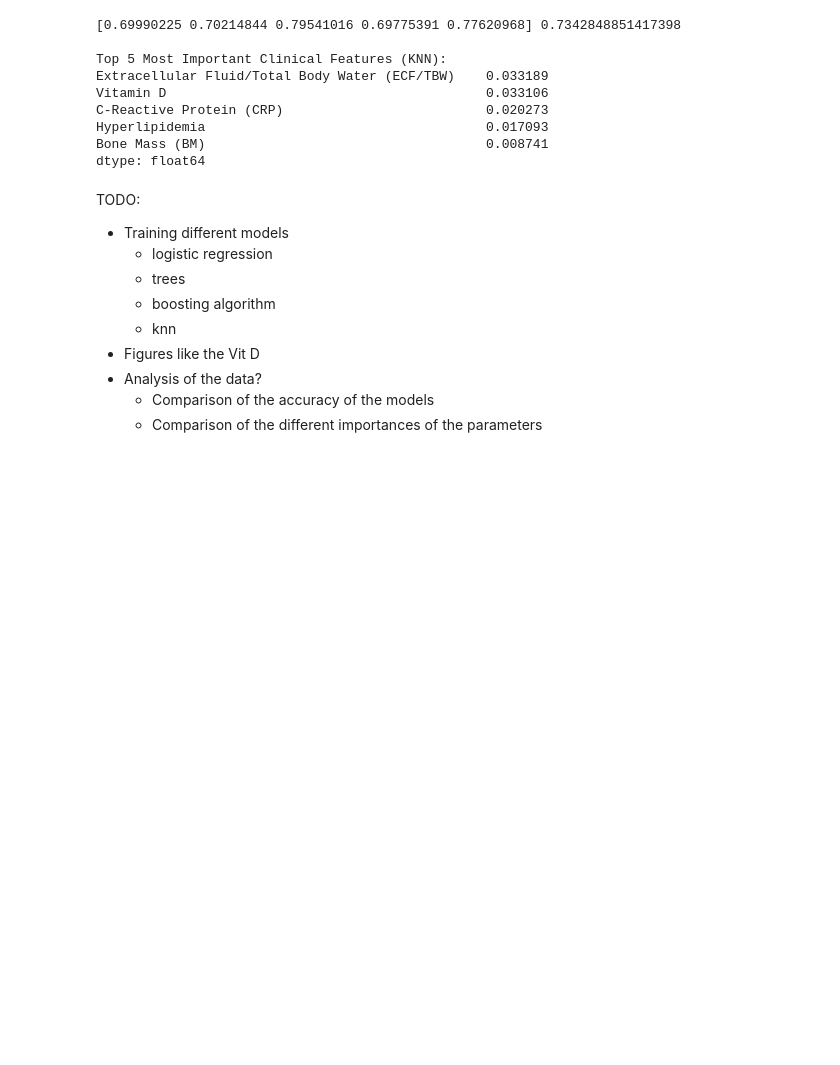
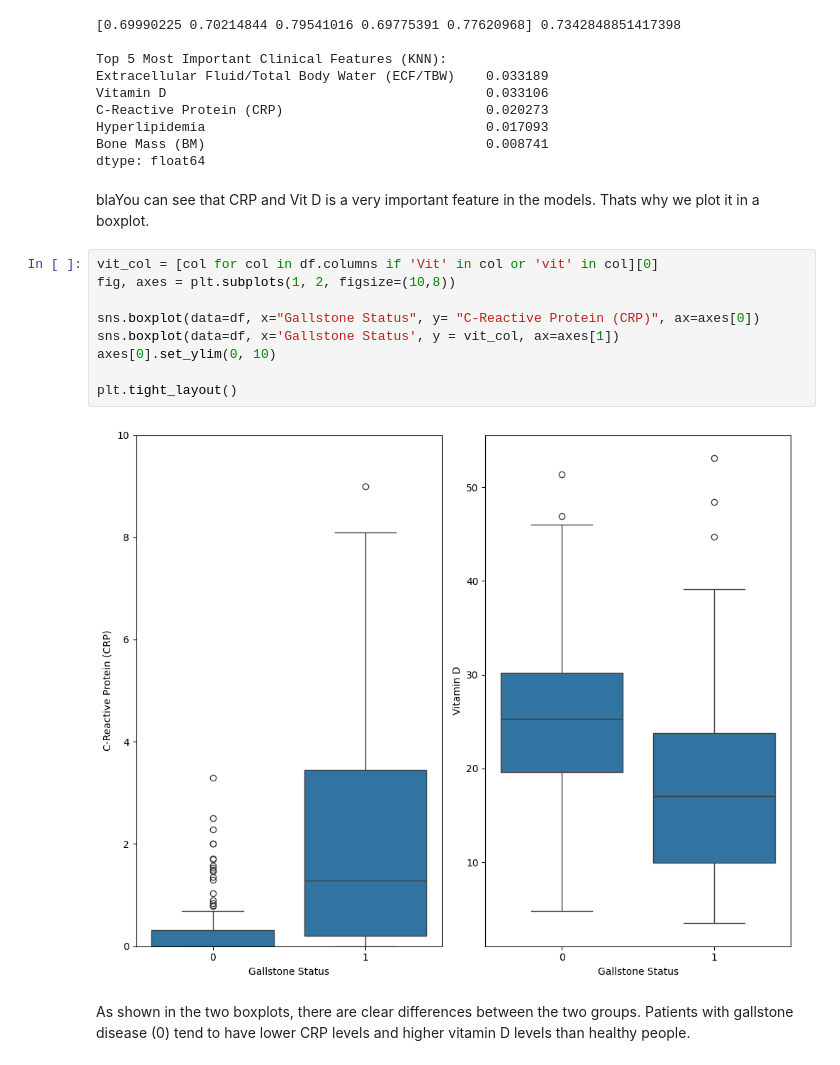
Before and after one commit to silviacatellani05-hash/DAT105-Gallstone, a Jupyter notebook: Gallestone_disease.ipynb, the cells around one changed output. Cells and saved outputs as stored; diff of their text form; blank space fills up the shorter version.

```diff
--- a/Gallestone_disease.ipynb
+++ b/Gallestone_disease.ipynb
@@ -208,14 +208,18 @@ C-Reactive Protein (CRP)                          0.020273
 Hyperlipidemia                                    0.017093
 Bone Mass (BM)                                    0.008741
 dtype: float64
-# %% [markdown]
-TODO:
-- Training different models
-  - logistic regression
-  - trees
-  - boosting algorithm
-  - knn
-- Figures like the Vit D
-- Analysis of the data?
-  - Comparison of the accuracy of the models
-  - Comparison of the different importances of the parameters
+# %% [markdown]
+blaYou can see that CRP and Vit D is a very important feature in the models. Thats why we plot it in a boxplot.
+# %%
+vit_col = [col for col in df.columns if 'Vit' in col or 'vit' in col][0]
+fig, axes = plt.subplots(1, 2, figsize=(10,8))
+
+sns.boxplot(data=df, x="Gallstone Status", y= "C-Reactive Protein (CRP)", ax=axes[0])
+sns.boxplot(data=df, x='Gallstone Status', y = vit_col, ax=axes[1])
+axes[0].set_ylim(0, 10)
+
+plt.tight_layout()
+# %% [output]
+[figure, added]
+# %% [markdown]
+As shown in the two boxplots, there are clear differences between the two groups. Patients with gallstone disease (0) tend to have lower CRP levels and higher vitamin D levels than healthy people.
```
